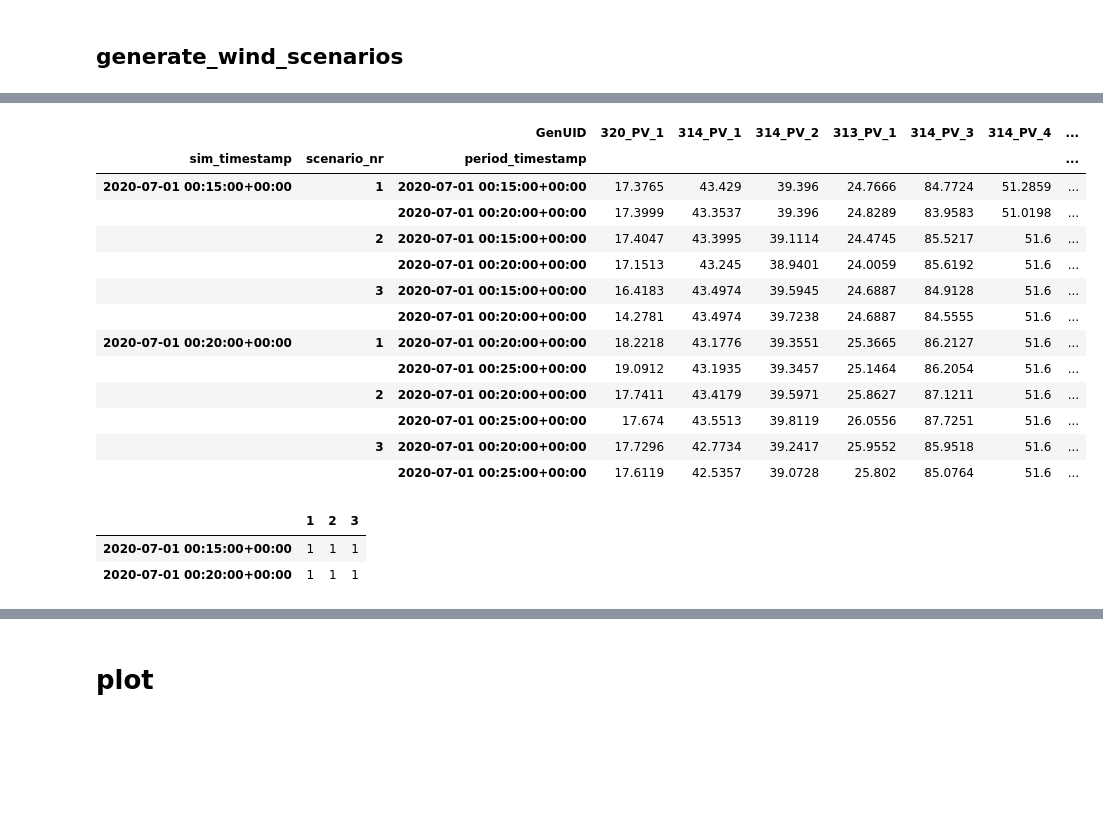
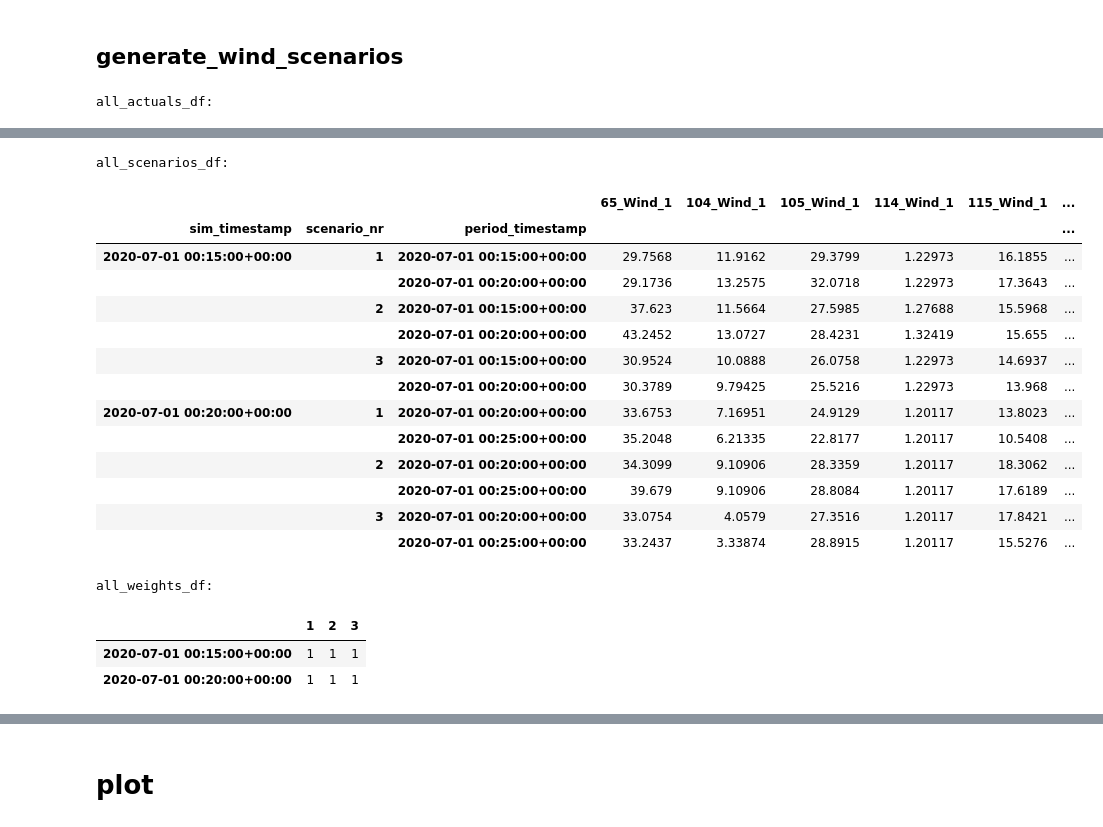
Before and after one commit to NREL/powerscenarios, a Jupyter notebook: notebooks/generate_scenarios.ipynb, the cells around one changed output, grey strips where cells are left out. Cells and saved outputs as stored; diff of their text form; code cells hidden in the pictures; blank space fills up the shorter version.

```diff
--- a/notebooks/generate_scenarios.ipynb
+++ b/notebooks/generate_scenarios.ipynb
@@ -77,9 +85,10 @@ wind_gen_df:
 # %%
 grid_name = "RTS"
 
-data_dir = "../data"
-bus_csv_filename = data_dir + "/grid-data/" + grid_name + "/bus.csv"
-gen_csv_filename = data_dir + "/grid-data/" + grid_name + "/gen.csv"
+data_dir = "../data/grid-data"
+
+bus_csv_filename = os.path.join(data_dir, grid_name, "bus.csv")
+gen_csv_filename = os.path.join(data_dir, grid_name, "gen.csv")
 
 parser = Parser()
 
@@ -225,7 +235,7 @@ sim_timestamps = [pd.Timestamp("2020-07-01 00:15:00+0000", tz="UTC"),pd.Timestam
 
 # #range
 # sim_timestamps = pd.date_range(
-#    start=pd.Timestamp("2020-07-01 00:00:00+0000", tz="UTC"), end=pd.Timestamp("2020-07-01 00:50:00+0000", tz="UTC"), freq="5min"
+#    start=pd.Timestamp("2020-07-01 00:00:00+0000", tz="UTC"), end=pd.Timestamp("2020-07-07 00:00:00+0000", tz="UTC"), freq="5min"
 # )
 
 
@@ -235,7 +245,7 @@ sampling_method="monte carlo"
 n_scenarios = 3
 n_periods = 2
 
-
+########################################################
 
 all_weights_df = pd.DataFrame(index=sim_timestamps,columns=range(1,n_scenarios+1))
 
@@ -252,7 +262,7 @@ a3 = [
 ]
 
 index = pd.MultiIndex.from_arrays([a1,a2,a3],names=['sim_timestamp','scenario_nr','period_timestamp'])
-all_scenarios_df = pd.DataFrame(index=index,columns=grid.wind_generators["GenUID"])
+all_scenarios_df = pd.DataFrame(index=index,columns=grid.wind_generators["GenUID"].values)
 
 
 
@@ -282,7 +292,11 @@ for sim_timestamp in sim_timestamps:
 
 all_actuals_df=grid.actuals.loc[sim_timestamps].drop("TotalPower", axis=1).copy()
 
+print('\nall_actuals_df:')
 all_actuals_df
+print('\nall_scenarios_df:')
 all_scenarios_df
+print('\nall_weights_df:')
 all_weights_df
 # %% [output]
+all_actuals_df:
@@ -293,17 +307,19 @@ all_weights_df
+all_scenarios_df:
-|  |  | GenUID | 320_PV_1 | 314_PV_1 | 314_PV_2 | 313_PV_1 | 314_PV_3 | 314_PV_4 | ... |
-| sim_timestamp | scenario_nr | period_timestamp |  |  |  |  |  |  | ... |
-| 2020-07-01 00:15:00+00:00 | 1 | 2020-07-01 00:15:00+00:00 | 17.3765 | 43.429 | 39.396 | 24.7666 | 84.7724 | 51.2859 | ... |
-|  |  | 2020-07-01 00:20:00+00:00 | 17.3999 | 43.3537 | 39.396 | 24.8289 | 83.9583 | 51.0198 | ... |
-|  | 2 | 2020-07-01 00:15:00+00:00 | 17.4047 | 43.3995 | 39.1114 | 24.4745 | 85.5217 | 51.6 | ... |
-|  |  | 2020-07-01 00:20:00+00:00 | 17.1513 | 43.245 | 38.9401 | 24.0059 | 85.6192 | 51.6 | ... |
-|  | 3 | 2020-07-01 00:15:00+00:00 | 16.4183 | 43.4974 | 39.5945 | 24.6887 | 84.9128 | 51.6 | ... |
-|  |  | 2020-07-01 00:20:00+00:00 | 14.2781 | 43.4974 | 39.7238 | 24.6887 | 84.5555 | 51.6 | ... |
-| 2020-07-01 00:20:00+00:00 | 1 | 2020-07-01 00:20:00+00:00 | 18.2218 | 43.1776 | 39.3551 | 25.3665 | 86.2127 | 51.6 | ... |
-|  |  | 2020-07-01 00:25:00+00:00 | 19.0912 | 43.1935 | 39.3457 | 25.1464 | 86.2054 | 51.6 | ... |
-|  | 2 | 2020-07-01 00:20:00+00:00 | 17.7411 | 43.4179 | 39.5971 | 25.8627 | 87.1211 | 51.6 | ... |
-|  |  | 2020-07-01 00:25:00+00:00 | 17.674 | 43.5513 | 39.8119 | 26.0556 | 87.7251 | 51.6 | ... |
-|  | 3 | 2020-07-01 00:20:00+00:00 | 17.7296 | 42.7734 | 39.2417 | 25.9552 | 85.9518 | 51.6 | ... |
-|  |  | 2020-07-01 00:25:00+00:00 | 17.6119 | 42.5357 | 39.0728 | 25.802 | 85.0764 | 51.6 | ... |
+|  |  |  | 65_Wind_1 | 104_Wind_1 | 105_Wind_1 | 114_Wind_1 | 115_Wind_1 | ... |
+| sim_timestamp | scenario_nr | period_timestamp |  |  |  |  |  | ... |
+| 2020-07-01 00:15:00+00:00 | 1 | 2020-07-01 00:15:00+00:00 | 29.7568 | 11.9162 | 29.3799 | 1.22973 | 16.1855 | ... |
+|  |  | 2020-07-01 00:20:00+00:00 | 29.1736 | 13.2575 | 32.0718 | 1.22973 | 17.3643 | ... |
+|  | 2 | 2020-07-01 00:15:00+00:00 | 37.623 | 11.5664 | 27.5985 | 1.27688 | 15.5968 | ... |
+|  |  | 2020-07-01 00:20:00+00:00 | 43.2452 | 13.0727 | 28.4231 | 1.32419 | 15.655 | ... |
+|  | 3 | 2020-07-01 00:15:00+00:00 | 30.9524 | 10.0888 | 26.0758 | 1.22973 | 14.6937 | ... |
+|  |  | 2020-07-01 00:20:00+00:00 | 30.3789 | 9.79425 | 25.5216 | 1.22973 | 13.968 | ... |
+| 2020-07-01 00:20:00+00:00 | 1 | 2020-07-01 00:20:00+00:00 | 33.6753 | 7.16951 | 24.9129 | 1.20117 | 13.8023 | ... |
+|  |  | 2020-07-01 00:25:00+00:00 | 35.2048 | 6.21335 | 22.8177 | 1.20117 | 10.5408 | ... |
+|  | 2 | 2020-07-01 00:20:00+00:00 | 34.3099 | 9.10906 | 28.3359 | 1.20117 | 18.3062 | ... |
+|  |  | 2020-07-01 00:25:00+00:00 | 39.679 | 9.10906 | 28.8084 | 1.20117 | 17.6189 | ... |
+|  | 3 | 2020-07-01 00:20:00+00:00 | 33.0754 | 4.0579 | 27.3516 | 1.20117 | 17.8421 | ... |
+|  |  | 2020-07-01 00:25:00+00:00 | 33.2437 | 3.33874 | 28.8915 | 1.20117 | 15.5276 | ... |
+all_weights_df:
 |  | 1 | 2 | 3 |
 | 2020-07-01 00:15:00+00:00 | 1 | 1 | 1 |
 | 2020-07-01 00:20:00+00:00 | 1 | 1 | 1 |
```
Also changed, not shown: parts of 15 cells of this notebook, 3 other files.
